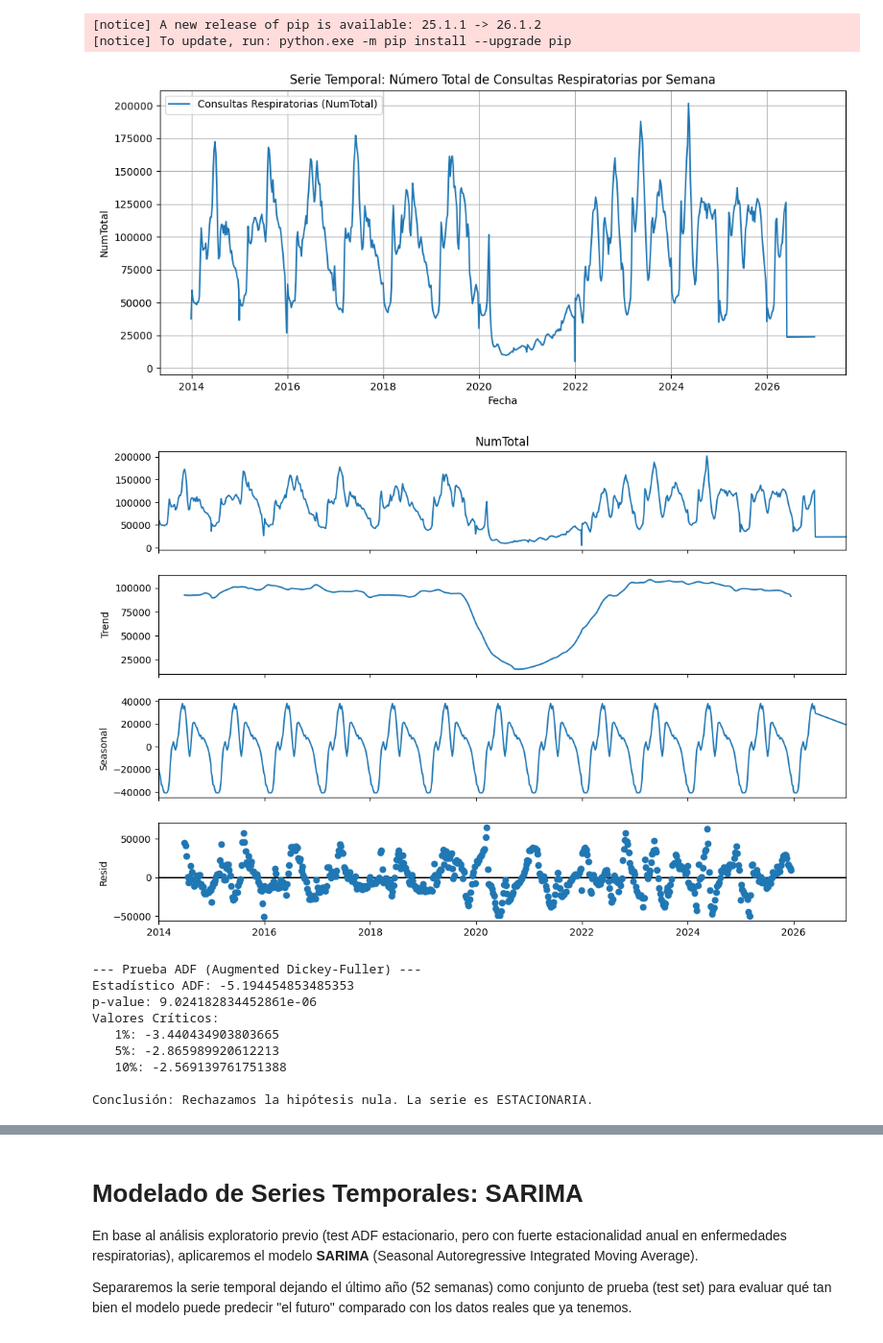
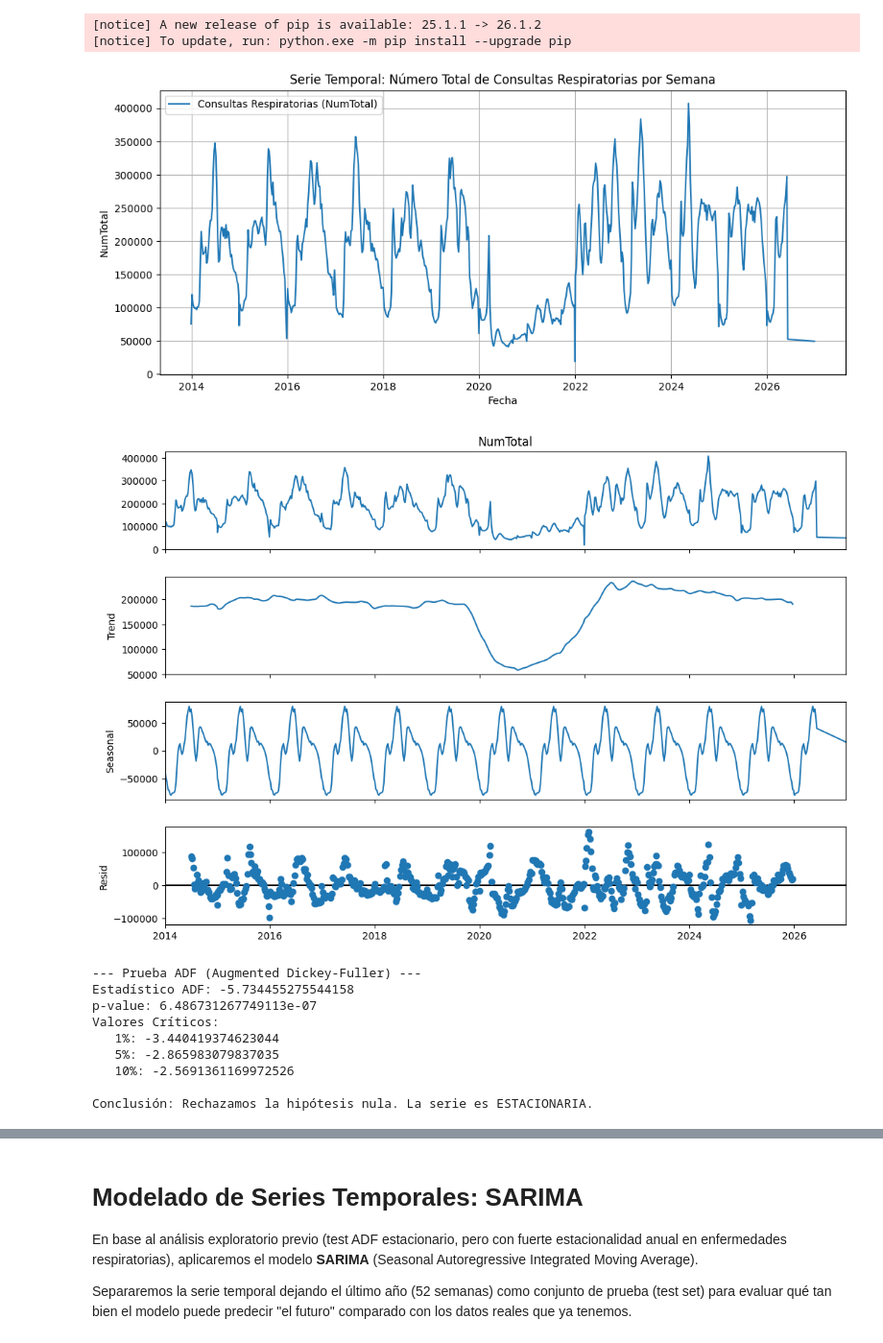
Before and after one commit to 1chmlo/data-science, a Jupyter notebook: notebooks/Forecasting_Demanda_Hospitalaria.ipynb, the cells around one changed output, grey strips where cells are left out. Shown at 96% size. Saved outputs shown, nothing was run; the diff lists cells and outputs as text; code cells hidden in the pictures.

Commit message:
exogenas listas

```diff
--- a/notebooks/Forecasting_Demanda_Hospitalaria.ipynb
+++ b/notebooks/Forecasting_Demanda_Hospitalaria.ipynb
@@ -1338,7 +1177,7 @@ from statsmodels.graphics.tsaplots import plot_acf, plot_pacf
 from datetime import datetime
 
 # 1. Cargar el dataset limpio
-df = pd.read_parquet('dataset_limpios/at_urg_respiratorio_limpio.parquet')
+df = pd.read_parquet(f'dataset_limpios/dataset_base_mas_exogenas_{fecha_actual}.parquet')
 
 # 2. Crear una columna de fecha a partir de Anio y SemanaEstadistica
 # Usamos el lunes de cada semana como representación de la fecha
@@ -1371,41 +1210,41 @@ plt.show()
 # 4. Descomposición de la serie (Tendencia, Estacionalidad, Ruido)
 # Asumimos una estacionalidad anual. Al tener datos semanales, el periodo es 52
 decomposition = seasonal_decompose(ts_df['NumTotal'], model='additive', period=52)
 
 fig = decomposition.plot()
 fig.set_size_inches(12, 8)
 plt.show()
 
 # 5. Prueba de Estacionariedad (Test de Dickey-Fuller Aumentado - ADF)
 def adf_test(series):
     result = adfuller(series.dropna())
     print('--- Prueba ADF (Augmented Dickey-Fuller) ---')
     print('Estadístico ADF:', result[0])
     print('p-value:', result[1])
     print('Valores Críticos:')
     for key, value in result[4].items():
         print(f'   {key}: {value}')
     if result[1] <= 0.05:
         print("\nConclusión: Rechazamos la hipótesis nula. La serie es ESTACIONARIA.")
     else:
         print("\nConclusión: No podemos rechazar la hipótesis nula. La serie NO ES ESTACIONARIA.")
 
 adf_test(ts_df['NumTotal'])
 
 # 6. Gráficos ACF y PACF para determinar parámetros pdq de modelos ARIMA/SARIMA
 fig, axes = plt.subplots(1, 2, figsize=(16, 4))
 plot_acf(ts_df['NumTotal'].dropna(), ax=axes[0], lags=104, title='Autocorrelación (ACF) - Lags=104 (2 años)')
 plot_pacf(ts_df['NumTotal'].dropna(), ax=axes[1], lags=52, title='Autocorrelación Parcial (PACF) - Lags=52')
 plt.show()
 # %% [output]
-[figure, old version]
+[figure, new version]
-[figure, old version]
+[figure, new version]
 --- Prueba ADF (Augmented Dickey-Fuller) ---
-Estadístico ADF: -5.194454853485353
-p-value: 9.024182834452861e-06
+Estadístico ADF: -5.734455275544158
+p-value: 6.486731267749113e-07
 Valores Críticos:
-   1%: -3.440434903803665
-   5%: -2.865989920612213
-   10%: -2.569139761751388
+   1%: -3.440419374623044
+   5%: -2.865983079837035
+   10%: -2.5691361169972526
 
 Conclusión: Rechazamos la hipótesis nula. La serie es ESTACIONARIA.
```
Also changed, not shown: parts of 34 cells of this notebook, 7 other files.
